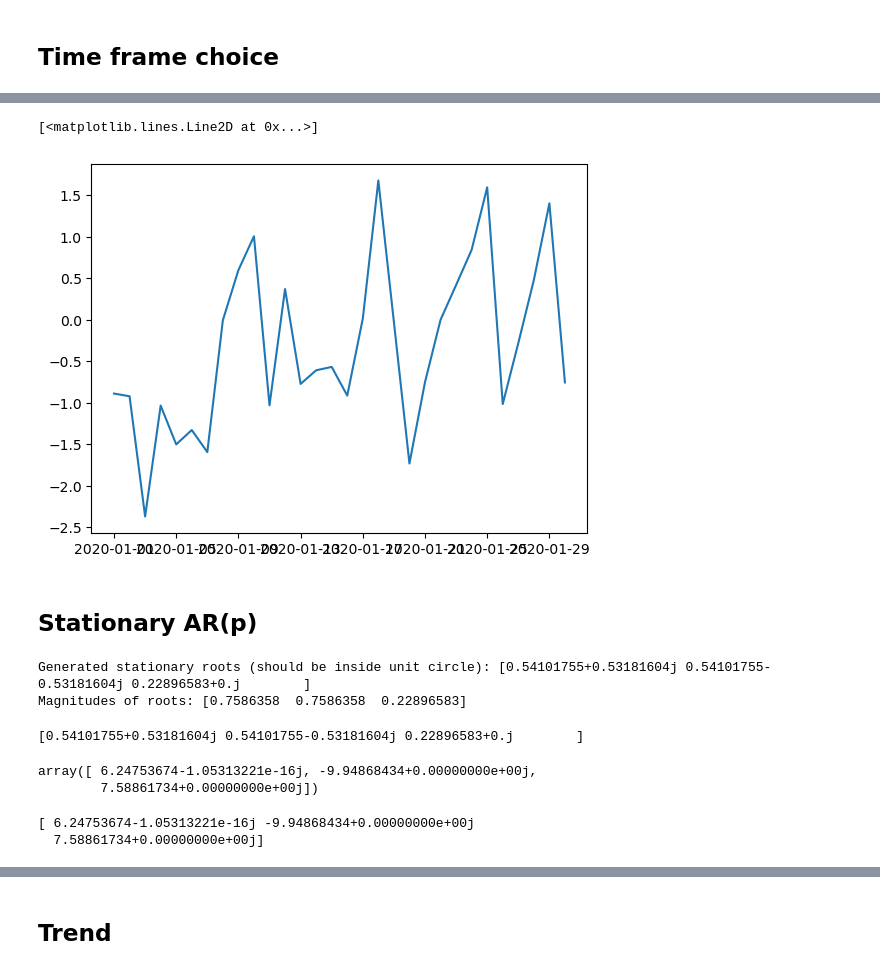
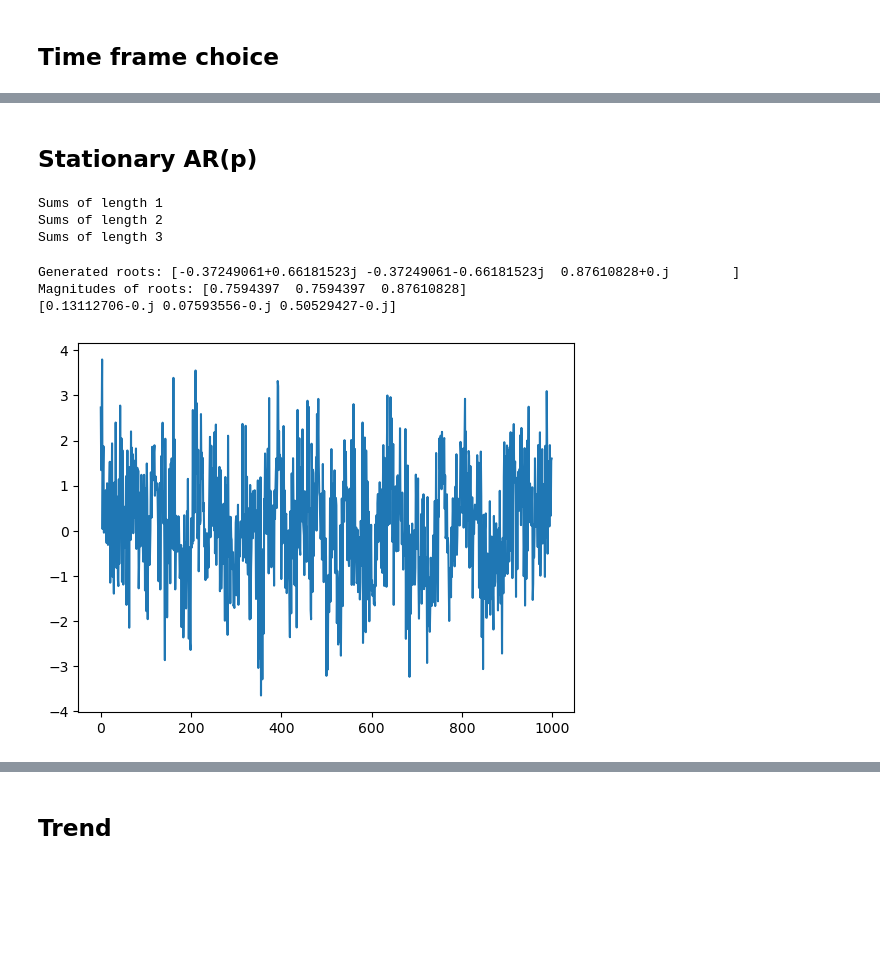
Before and after one commit to reebme/time-imputation-benchmark, a Jupyter notebook: Notebooks/01_Prepare_Data.ipynb, the cells around one changed output, grey strips where cells are left out. Cells and saved outputs as stored; diff of their text form; code cells hidden in the pictures; blank space fills up the shorter version.

Commit message:
Correct the calculation of coefficients of an AR(p) process according to verified stationarity conditions.

```diff
--- a/Notebooks/01_Prepare_Data.ipynb
+++ b/Notebooks/01_Prepare_Data.ipynb
@@ -94,14 +93,3 @@ synth_ts = pd.DataFrame(index = date_index)
-# %%
-rng = np.random.default_rng()
-# %%
-# Generate white noise
-mu = 0
-sigma = 1
-synth_ts["noise"] = rng.normal(mu, sigma, size = N)
-plt.plot(synth_ts["noise"])
-# %% [output]
-[<matplotlib.lines.Line2D at 0x...>]
-[figure, removed]
 # %% [markdown]
 ## Stationary AR(p)
 # %%
@@ -156,6 +153,4 @@ def compute_ar_coefficients(roots):
 # %%
-import numpy as np
-
 def generate_ar_process(ar_params, T, burnin_factor = 10, sigma = 1.0, random_seed = None):
     """
     Generate a synthetic AR(p) time series of length T using the given coefficients.
@@ -163,8 +158,8 @@ def generate_ar_process(ar_params, T, burnin_factor = 10, sigma = 1.0, random_se
     Parameters
     ----------
     ar_params : array-like
-        AR coefficients, e.g. [a1, a2, ..., ap] for AR(p).
-        The model is X_t = sum_{k=1..p} a_k * X_{t-k} + e_t
+        AR coefficients, e.g. [phi_1, phi_2, ..., phi_p] for AR(p).
+        The model is X_t = sum_{i=1..p} phi_i * X_{t-i} + e_t
     T : int
         Number of output samples desired for the AR(p) process.
     burnin_factor : int, optional
@@ -196,37 +191,39 @@ def generate_ar_process(ar_params, T, burnin_factor = 10, sigma = 1.0, random_se
     # Generate white noise
     noise = rng.normal(loc = 0.0, scale = sigma, size = total_length)
 
-    # AR(p): X[t] = a1*X[t-1] + ... + ap*X[t-p] + noise[t]
-    # Start from t = p up to total_length-1
+    # AR(p): X[t] = phi_1*X[t-1] + ... + phi_p*X[t-p] + noise[t]
     for t in range(p, total_length):
-        # Sum the influence of the previous p samples
-        for k in range(1, p+1):
-            x[t] += 1/ar_params[k-1] * x[t-k]
-        # Add noise
-        x[t] += noise[t]
+        x[t] = np.flip(x[t-p:t]) @ ar_params + noise[t - p]
 
     # Discard the burn-in samples
     return x[burnin:], noise
-# %%
-# Example: Generate stationary roots for AR(p)
-p = 3
-roots = generate_stationary_roots(p)
-print("Generated stationary roots (should be inside unit circle):", roots)
-print("Magnitudes of roots:", np.abs(roots))
-# %% [output]
-Generated stationary roots (should be inside unit circle): [0.54101755+0.53181604j 0.54101755-0.53181604j 0.22896583+0.j        ]
-Magnitudes of roots: [0.7586358  0.7586358  0.22896583]
+# %%
+#TODO figure out correctness of Vieta's formula
+# verify the signs
+roots = [0.389265, 0.0553677 + 0.503815j, 0.0553677 - 0.503815j]
+p = len(roots)
+for i in range(p):
+    print("Sums of length", i + 1)
+# %% [output]
+Sums of length 1
+Sums of length 2
+Sums of length 3
 # %%
-print(roots)
+# Example: Generate stationary roots for AR(p)
+p = 3
+roots = generate_stationary_roots(p)
+# TODO plot roots
+print("Generated roots:", roots)
+print("Magnitudes of roots:", np.abs(roots))
 ar_coef = compute_ar_coefficients(roots)
-ar_coef
+print(ar_coef)
+if not np.all(ar_coef.imag == 0):
+    print("Coefficient are complex.")
+x, noise = generate_ar_process(ar_coef.real, 1000)
+plt.plot(x)
+plt.show()
 # %% [output]
-[0.54101755+0.53181604j 0.54101755-0.53181604j 0.22896583+0.j        ]
+Generated roots: [-0.37249061+0.66181523j -0.37249061-0.66181523j  0.87610828+0.j        ]
+Magnitudes of roots: [0.7594397  0.7594397  0.87610828]
+[0.13112706-0.j 0.07593556-0.j 0.50529427-0.j]
-array([ 6.24753674-1.05313221e-16j, -9.94868434+0.00000000e+00j,
-        7.58861734+0.00000000e+00j])
+[figure, added]
-# %%
-print(ar_coef)
-x, noise = generate_ar_process(ar_coef.real, 1000)
-# %% [output]
-[ 6.24753674-1.05313221e-16j -9.94868434+0.00000000e+00j
-  7.58861734+0.00000000e+00j]
```
Also changed, not shown: parts of 5 cells of this notebook.
